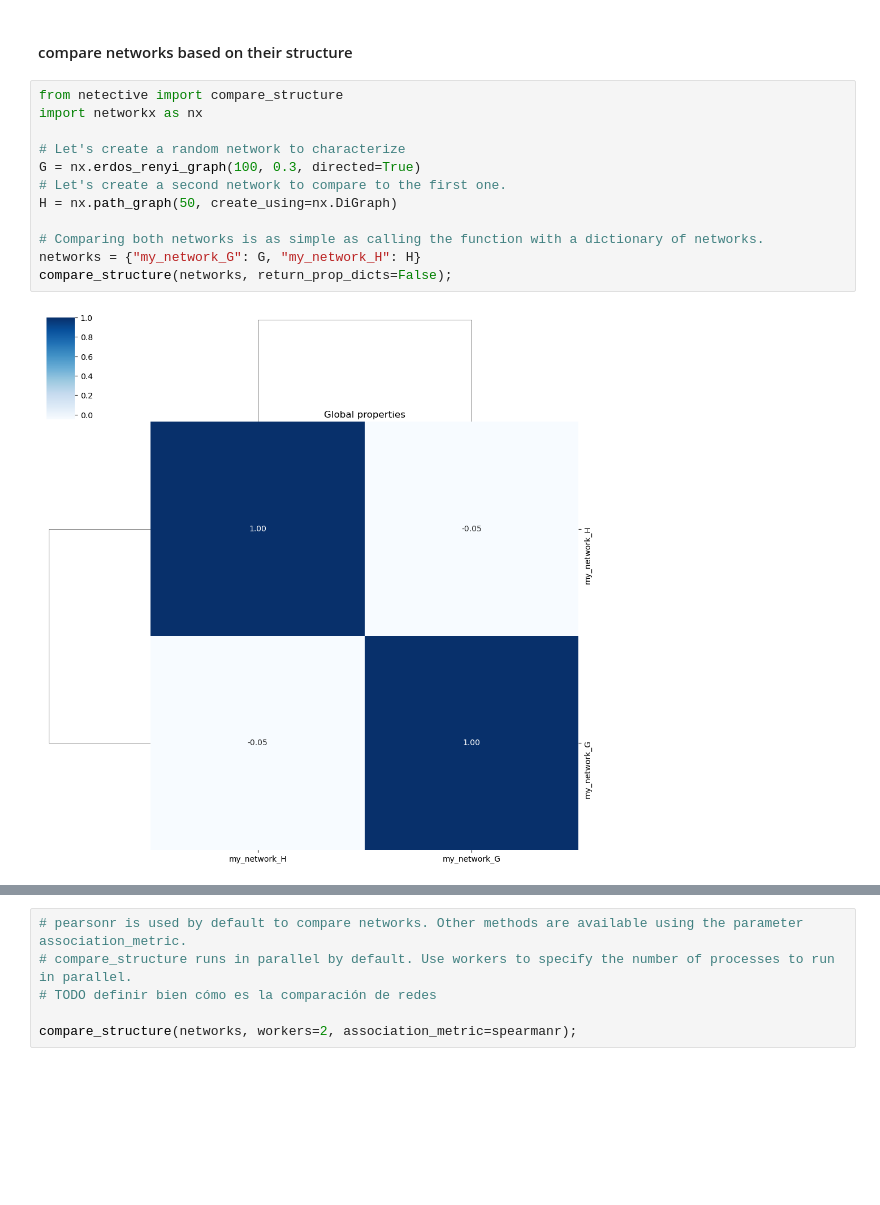
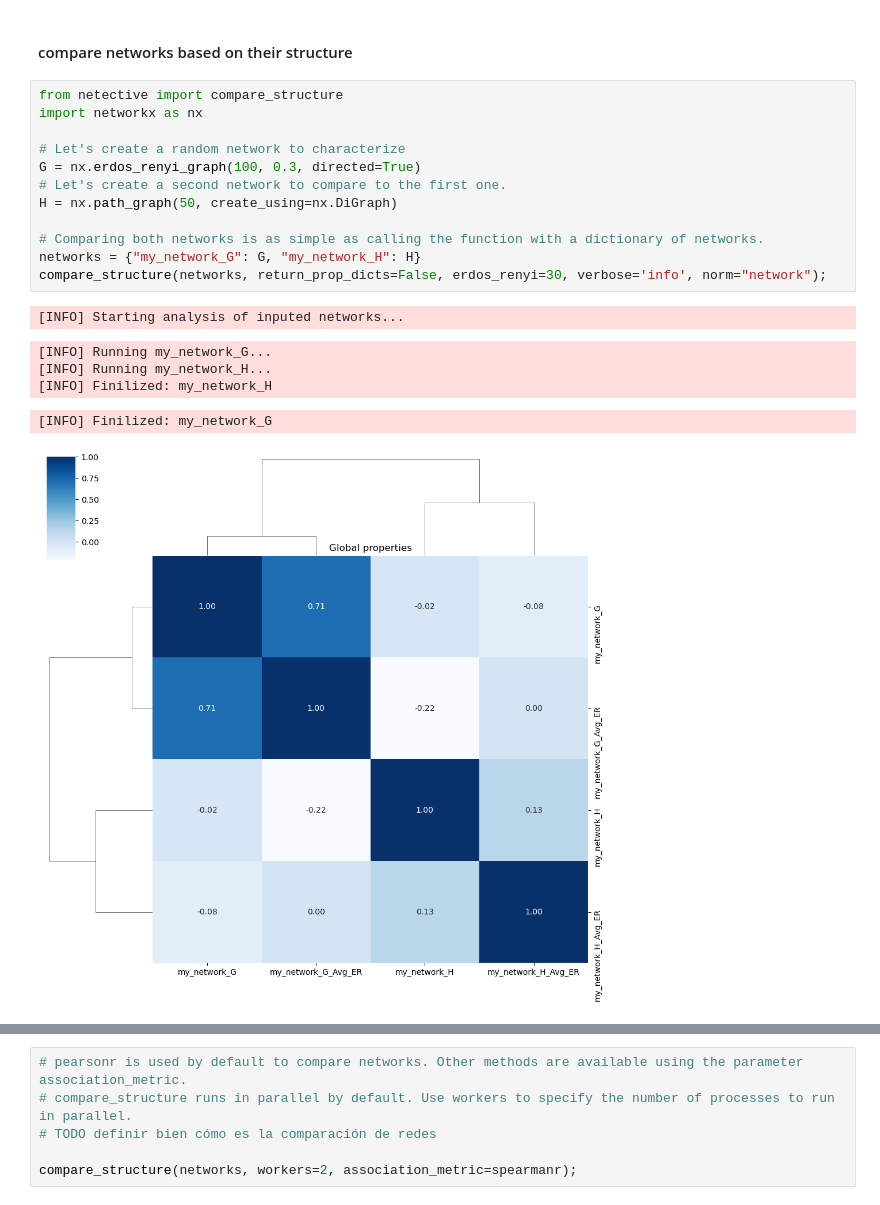
Before and after one commit to freyrelab/netective, a Jupyter notebook: docs/module_tutorial.ipynb, the cells around one changed output, grey strips where cells are left out. Drawn from its saved outputs; the diff is of its cells as text; blank space fills up the shorter version.

```diff
--- a/docs/module_tutorial.ipynb
+++ b/docs/module_tutorial.ipynb
@@ -121,14 +153,19 @@ characterize_network(G, "my_network", norm="network", selected_props= my_propert
 # %%
 from netective import compare_structure
 import networkx as nx
 
 # Let's create a random network to characterize
 G = nx.erdos_renyi_graph(100, 0.3, directed=True)
 # Let's create a second network to compare to the first one.
 H = nx.path_graph(50, create_using=nx.DiGraph)
 
 # Comparing both networks is as simple as calling the function with a dictionary of networks.
 networks = {"my_network_G": G, "my_network_H": H}
-compare_structure(networks, return_prop_dicts=False);
+compare_structure(networks, return_prop_dicts=False, erdos_renyi=30, verbose='info', norm="network");
 # %% [output]
+[INFO] Starting analysis of inputed networks...
+[INFO] Running my_network_G...
+[INFO] Running my_network_H...
+[INFO] Finilized: my_network_H
+[INFO] Finilized: my_network_G
-[figure, old version]
+[figure, new version]
```
Also changed, not shown: parts of 5 cells of this notebook, 4 other files.
